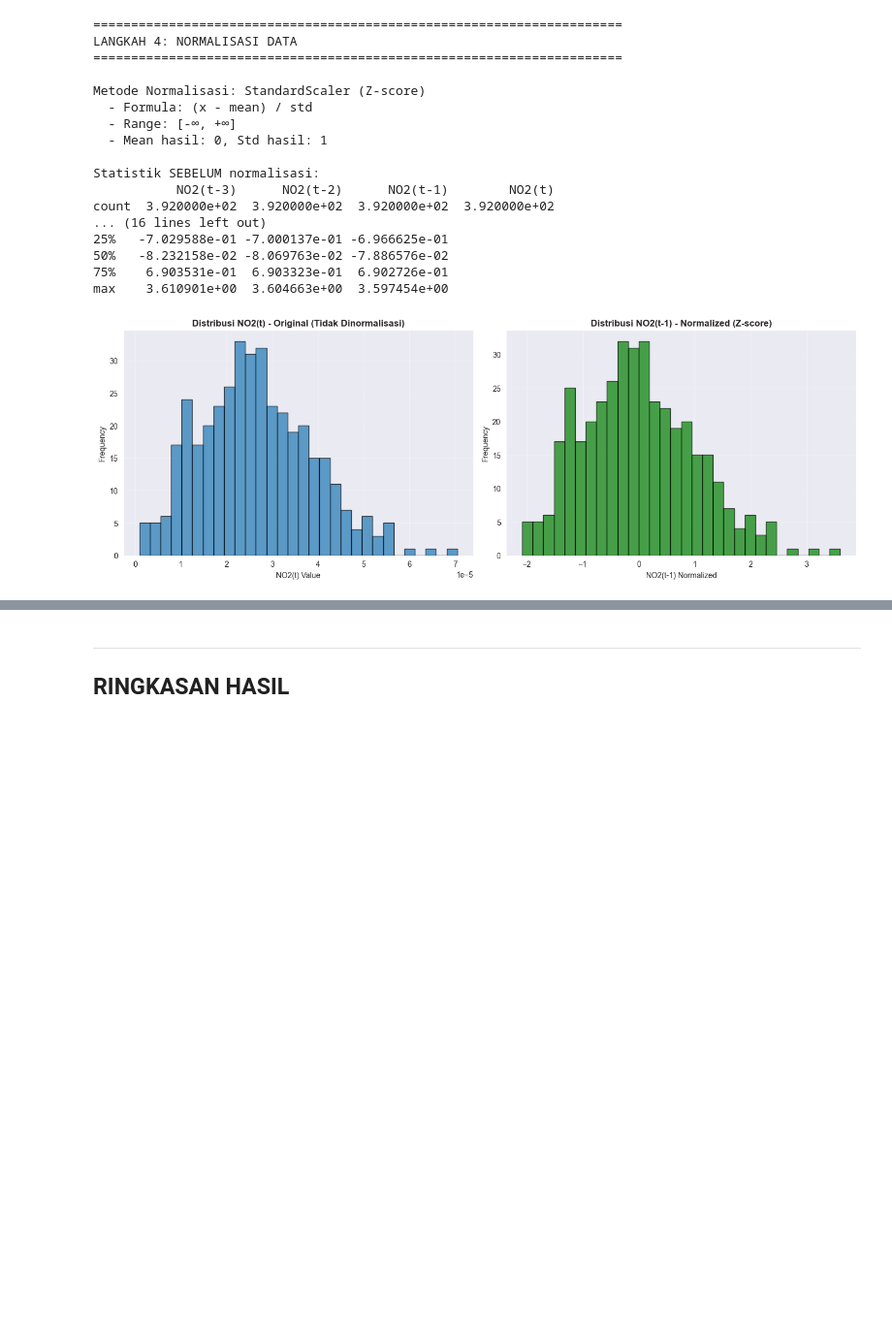
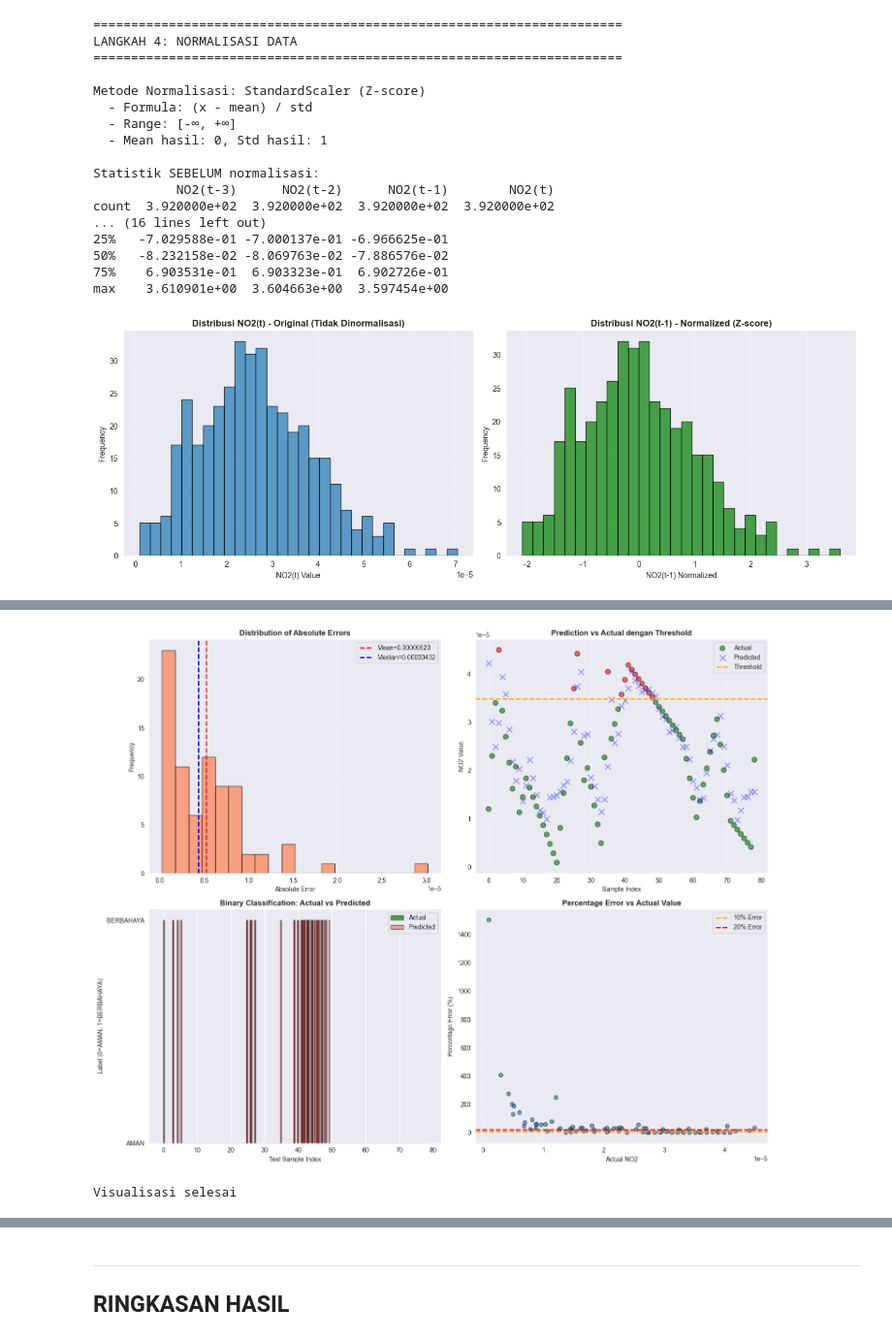
Before and after one commit to AchmadLutfi196/PSD, a Jupyter notebook: _sources/Prediksi Ambang Batas Aman NO2.ipynb, the cells around one changed output, grey strips where cells are left out. Shown at 97% size. Drawn from its saved outputs; the diff is of its cells as text; code cells hidden in the pictures; blank space fills up the shorter version.

```diff
--- a/_sources/Prediksi Ambang Batas Aman NO2.ipynb
+++ b/_sources/Prediksi Ambang Batas Aman NO2.ipynb
@@ -676,0 +833,72 @@ Visualisasi selesai
+# %%
+print("\n" + "="*70)
+print("LANGKAH 8: VISUALIZATION - PREDICTION ANALYSIS")
+print("="*70)
+
+# Analisis error distribution
+errors = np.abs(y_test - y_pred_regression)
+mean_error = np.mean(errors)
+median_error = np.median(errors)
+
+print(f"\nError Analysis:")
+print(f"  - Mean Absolute Error: {mean_error:.8f}")
+print(f"  - Median Absolute Error: {median_error:.8f}")
+print(f"  - Max Error: {errors.max():.8f}")
+print(f"  - Min Error: {errors.min():.8f}")
+
+# Visualisasi
+fig, axes = plt.subplots(2, 2, figsize=(15, 12))
+
+# Plot 1: Error Distribution
+axes[0, 0].hist(errors, bins=20, edgecolor='black', alpha=0.7, color='coral')
+axes[0, 0].axvline(x=mean_error, color='red', linestyle='--', linewidth=2, label=f'Mean={mean_error:.8f}')
+axes[0, 0].axvline(x=median_error, color='blue', linestyle='--', linewidth=2, label=f'Median={median_error:.8f}')
+axes[0, 0].set_xlabel('Absolute Error')
+axes[0, 0].set_ylabel('Frequency')
+axes[0, 0].set_title('Distribution of Absolute Errors', fontsize=12, fontweight='bold')
+axes[0, 0].legend()
+axes[0, 0].grid(True, alpha=0.3)
+
+# Plot 2: Prediction vs Actual dengan kategori
+colors_scatter = ['green' if val <= threshold else 'red' for val in y_test]
+axes[0, 1].scatter(range(len(y_test)), y_test, alpha=0.6, label='Actual', c=colors_scatter, edgecolors='k', s=60)
+axes[0, 1].scatter(range(len(y_pred_regression)), y_pred_regression, alpha=0.4, label='Predicted', marker='x', s=80, c='blue')
+axes[0, 1].axhline(y=threshold, color='orange', linestyle='--', linewidth=2, label='Threshold')
+axes[0, 1].set_xlabel('Sample Index')
+axes[0, 1].set_ylabel('NO2 Value')
+axes[0, 1].set_title('Prediction vs Actual dengan Threshold', fontsize=12, fontweight='bold')
+axes[0, 1].legend()
+axes[0, 1].grid(True, alpha=0.3)
+
+# Plot 3: Binary Classification Result
+x_pos = np.arange(len(y_test_binary))
+width = 0.35
+colors_actual = ['green' if x == 0 else 'red' for x in y_test_binary]
+colors_pred = ['lightgreen' if x == 0 else 'lightcoral' for x in y_pred_binary]
+
+axes[1, 0].bar(x_pos - width/2, y_test_binary, width, label='Actual', color=colors_actual, alpha=0.7, edgecolor='black')
+axes[1, 0].bar(x_pos + width/2, y_pred_binary, width, label='Predicted', color=colors_pred, alpha=0.7, edgecolor='black')
+axes[1, 0].set_xlabel('Test Sample Index')
+axes[1, 0].set_ylabel('Label (0=AMAN, 1=BERBAHAYA)')
+axes[1, 0].set_title('Binary Classification: Actual vs Predicted', fontsize=12, fontweight='bold')
+axes[1, 0].set_yticks([0, 1])
+axes[1, 0].set_yticklabels(['AMAN', 'BERBAHAYA'])
+axes[1, 0].legend()
+axes[1, 0].grid(True, alpha=0.3, axis='y')
+
+# Plot 4: Percentage Error
+percentage_error = (errors / y_test) * 100
+axes[1, 1].scatter(y_test, percentage_error, alpha=0.6, edgecolors='k')
+axes[1, 1].axhline(y=10, color='orange', linestyle='--', linewidth=2, label='10% Error')
+axes[1, 1].axhline(y=20, color='red', linestyle='--', linewidth=2, label='20% Error')
+axes[1, 1].set_xlabel('Actual NO2')
+axes[1, 1].set_ylabel('Percentage Error (%)')
+axes[1, 1].set_title('Percentage Error vs Actual Value', fontsize=12, fontweight='bold')
+axes[1, 1].legend()
+axes[1, 1].grid(True, alpha=0.3)
+
+plt.tight_layout()
+plt.show()
+
+print(f"\nVisualisasi selesai")
+# %% [output]
@@ -676,0 +914,2 @@ Visualisasi selesai
+[figure, added]
+Visualisasi selesai
```
Also changed, not shown: parts of 28 cells of this notebook, 22 other files.
